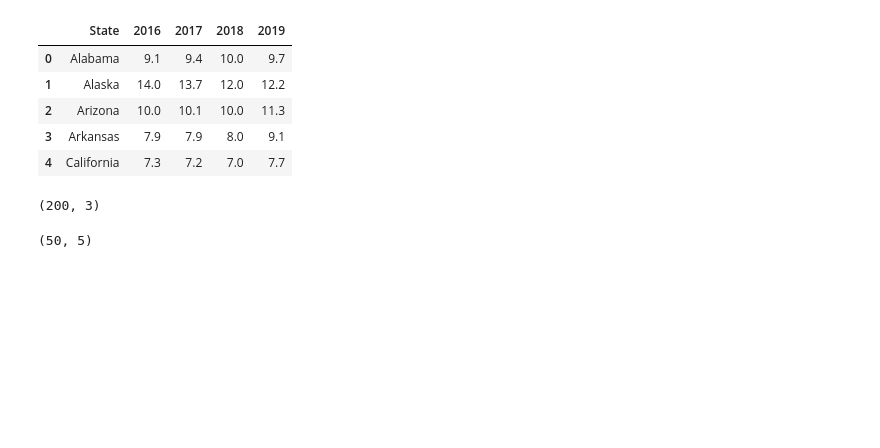
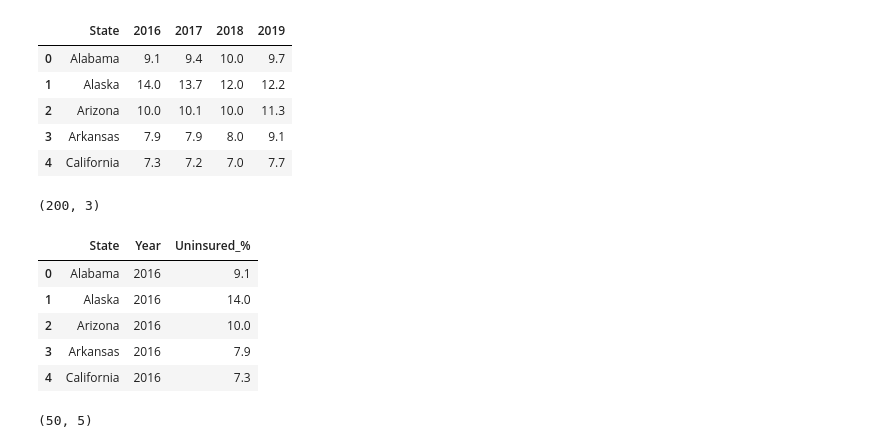
Before and after one commit to lindsera1/GoingViral, a Jupyter notebook: mlr_cleanup.ipynb, the cells around one changed output. Drawn from its saved outputs; the diff is of its cells as text; code cells hidden in the pictures; blank space fills up the shorter version.

```diff
--- a/mlr_cleanup.ipynb
+++ b/mlr_cleanup.ipynb
@@ -125,7 +128,13 @@ uninsured_df.head()
 # %%
 # # Unpivot the df from wide to long format
 uninsured_df1 = pd.melt(uninsured_df, id_vars=['State'], value_name='Uninsured_%', var_name='Year')
 print(uninsured_df1.shape)
-# uninsured_df1.head()
+uninsured_df1.head()
 # %% [output]
 (200, 3)
+|  | State | Year | Uninsured_% |
+| 0 | Alabama | 2016 | 9.1 |
+| 1 | Alaska | 2016 | 14.0 |
+| 2 | Arizona | 2016 | 10.0 |
+| 3 | Arkansas | 2016 | 7.9 |
+| 4 | California | 2016 | 7.3 |
```
Also changed, not shown: parts of 23 cells of this notebook.
